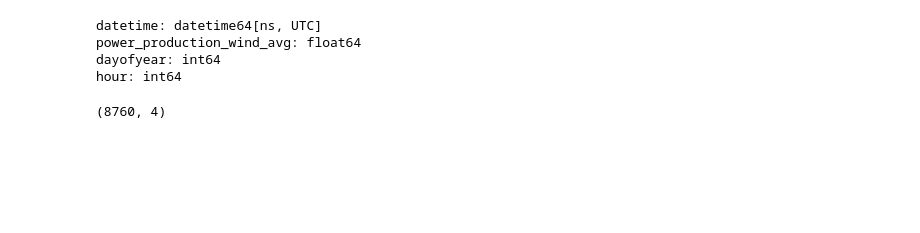
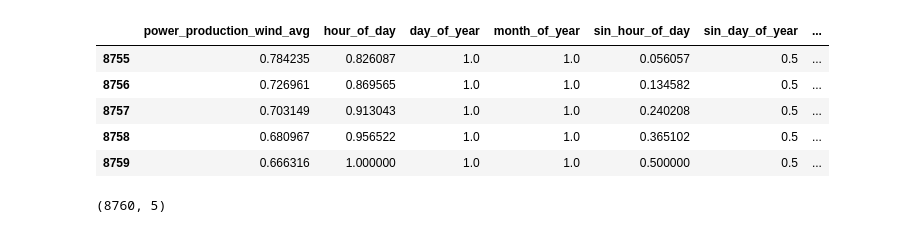
Before and after one commit to sen-leon/Electricity-Prediction, a Jupyter notebook: src/SingleFeatureRNN.ipynb, the cells around one changed output. Cells and saved outputs as stored; diff of their text form; code cells hidden in the pictures; blank space fills up the shorter version.

```diff
--- a/src/SingleFeatureRNN.ipynb
+++ b/src/SingleFeatureRNN.ipynb
@@ -36,12 +5,36 @@ Text(0.5, 1.0, 'power_production_wind_avg')
-# %%
-for i in range(df.shape[1]):
-    print(f"{df.columns.values[i]}: {df.dtypes[i]}")
-# %% [output]
-datetime: datetime64[ns, UTC]
-power_production_wind_avg: float64
-dayofyear: int64
-hour: int64
+# %%
+from sklearn.preprocessing import MinMaxScaler
+
+df = pd.read_csv("..\data\ElectricityMap_DE_2021.csv", sep=",")
+df = df[["datetime","power_production_wind_avg"]]
+
+# seperate datetime into hour of day, day of year, and month of year
+df["datetime"] = pd.to_datetime(df["datetime"])
+df["hour_of_day"] = df["datetime"].dt.hour
+df["day_of_year"] = df["datetime"].dt.day_of_year
+df["month_of_year"] = df["datetime"].dt.month
+
+# rescale data (min-max normalization)
+df_norm = df.drop("datetime", axis=1)
+df_norm = (df_norm-df_norm.min())/(df_norm.max()-df_norm.min())
+
+# add sin time columns (range: 0-1)
+df_sin = df_norm.drop("power_production_wind_avg", axis=1)
+df_sin = df_sin.apply(lambda x: 0.5*np.sin(2*np.pi*x)+0.5)
+df_sin = df_sin.add_prefix("sin_")
+
+# merge columns
+y = pd.concat([df_norm, df_sin], axis=1)
+
+y.tail()
+# %% [output]
+|  | power_production_wind_avg | hour_of_day | day_of_year | month_of_year | sin_hour_of_day | sin_day_of_year | ... |
+| 8755 | 0.784235 | 0.826087 | 1.0 | 1.0 | 0.056057 | 0.5 | ... |
+| 8756 | 0.726961 | 0.869565 | 1.0 | 1.0 | 0.134582 | 0.5 | ... |
+| 8757 | 0.703149 | 0.913043 | 1.0 | 1.0 | 0.240208 | 0.5 | ... |
+| 8758 | 0.680967 | 0.956522 | 1.0 | 1.0 | 0.365102 | 0.5 | ... |
+| 8759 | 0.666316 | 1.000000 | 1.0 | 1.0 | 0.500000 | 0.5 | ... |
 # %%
 print(df.shape)
 # %% [output]
-(8760, 4)
+(8760, 5)
```
Also changed, not shown: parts of 10 cells of this notebook.
